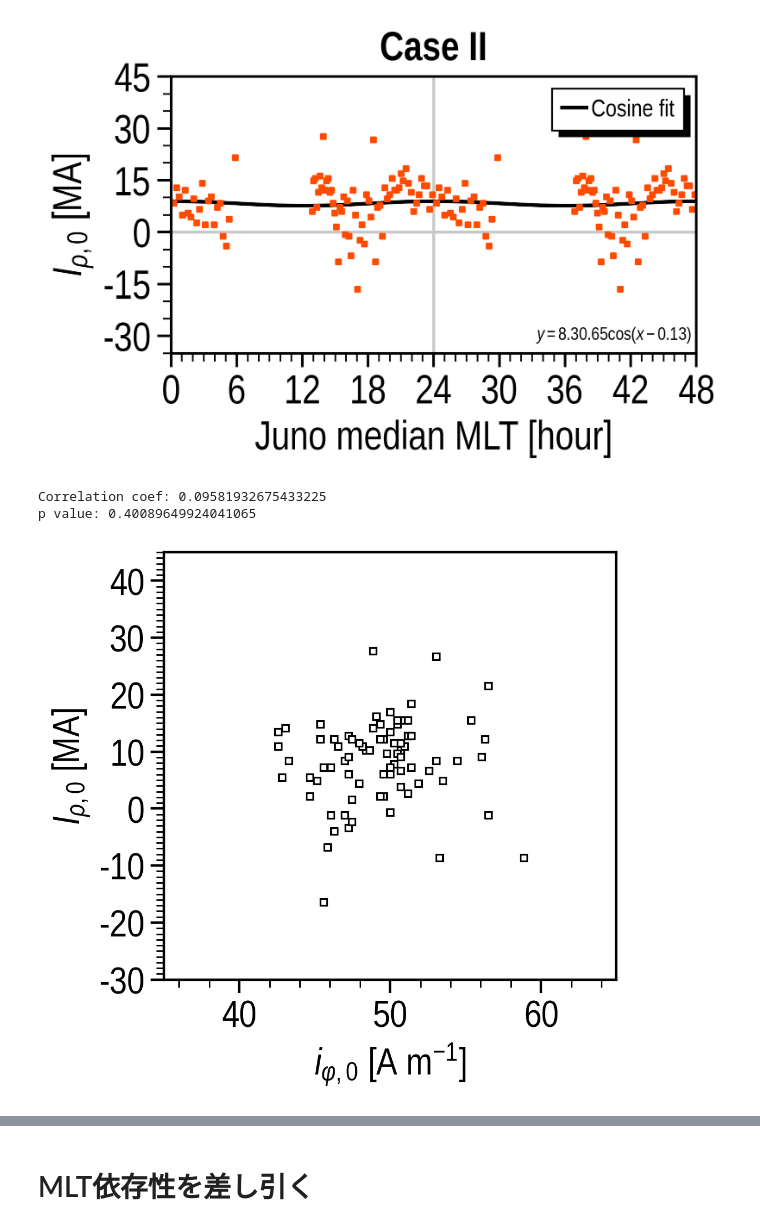
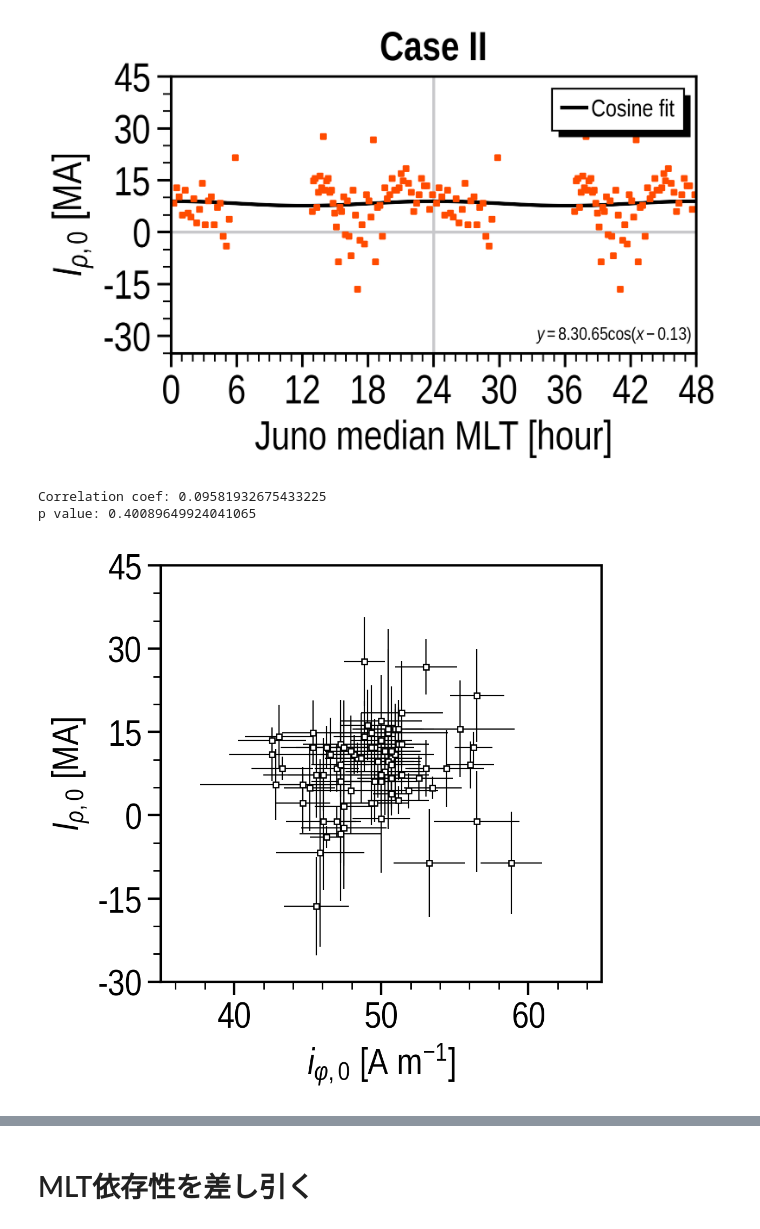
Before and after one commit to ShinnosukeSatoh/NewCurrentSheetModel, a Jupyter notebook: MAG_currentsheet_rms_3.ipynb, the cells around one changed output, grey strips where cells are left out. Saved outputs shown, nothing was run; the diff lists cells and outputs as text; code cells hidden in the pictures.

```diff
--- a/MAG_currentsheet_rms_3.ipynb
+++ b/MAG_currentsheet_rms_3.ipynb
@@ -1078,36 +1079,45 @@ plt.savefig('img/'+dir[8:]+'_MLT_fit_003.pdf', bbox_inches='tight')
 # 横軸: i_phi0 / 縦軸: I_rho0
 # =====================================
 i_phi0 = f0[:, 1]*1E+6
 I_rho0 = f0[:, 3]
 F = ShareXaxis()
 F.fontsize = 22
 F.fontname = 'Liberation Sans Narrow'
 
 F.set_figparams(nrows=1, figsize=(5.0, 4.6), dpi='L')
 F.hspace = 0.15
 F.initialize()
 
 F.set_xaxis(label=r'$i_{\varphi,0}$ [A m$^{-1}$]',
             min=35, max=65.0,
             ticks=np.arange(40, 60+1, 10),
             ticklabels=np.arange(40, 60+1, 10, dtype=int),
             minor_num=5,)
 F.set_yaxis(ax_idx=0,
             label=r'$I_{\rho, 0}$ [MA]',
             min=-30.0, max=45.0,
-            ticks=np.arange(-30, 45+1, 10),
-            ticklabels=np.arange(-30, 45+1, 10),
-            minor_num=10,)
+            ticks=np.arange(-30, 45+1, 15),
+            ticklabels=np.arange(-30, 45+1, 15),
+            minor_num=3,)
 
-F.ax.plot(i_phi0, I_rho0,
+"""F.ax.plot(i_phi0, I_rho0,
           marker='s', color=UC.red, markersize=3.5,
           linewidth=0.0, markeredgecolor='k', markerfacecolor='w',
-          zorder=2)
+          zorder=2)"""
+
+F.ax.errorbar(x=f0[:, 1]*1E+6, y=f0[:, 3],
+              xerr=f0[:, 2]*1E+6,
+              yerr=f0[:, 4], color='k',
+              elinewidth=0.7, linewidth=0.,
+              marker='s', markersize=2.9,
+              markeredgecolor='k', markerfacecolor='w',
+              markeredgewidth=0.8,
+              zorder=4)
 
 coef, p_value = stats.pearsonr(i_phi0, I_rho0)
 print('Correlation coef:', coef)
 print('p value:', p_value)
 # %% [output]
 Correlation coef: 0.09581932675433225
 p value: 0.40089649924041065
-[figure, old version]
+[figure, new version]
```
Also changed, not shown: parts of 2 cells of this notebook, 10 other files.
